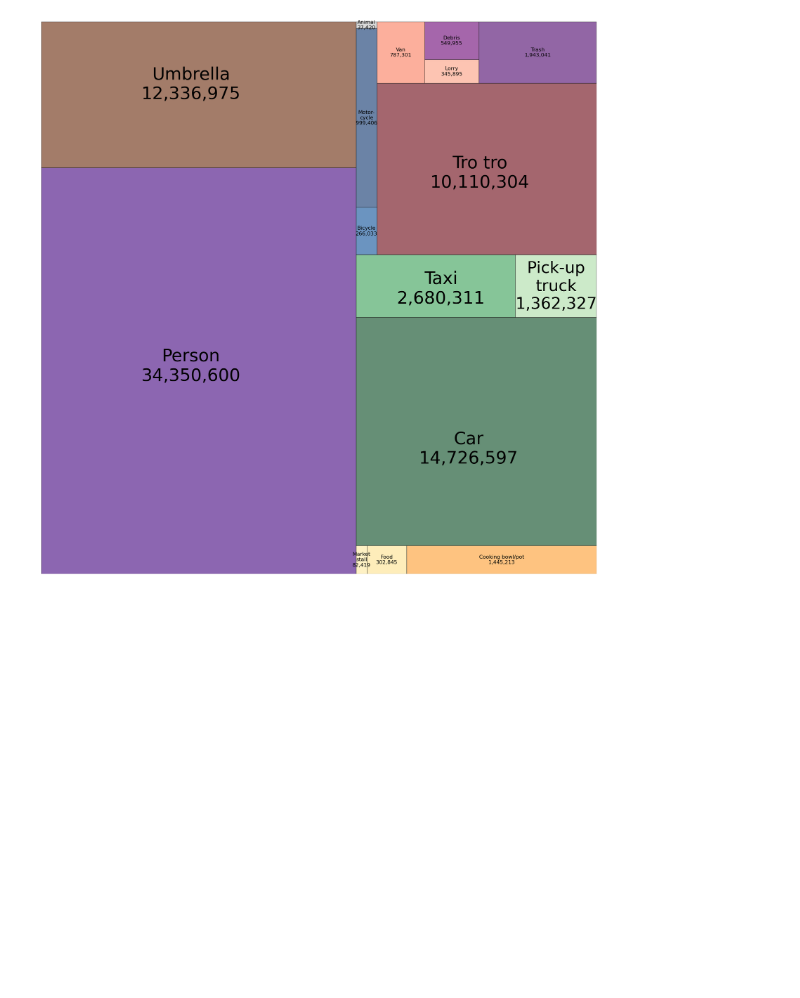
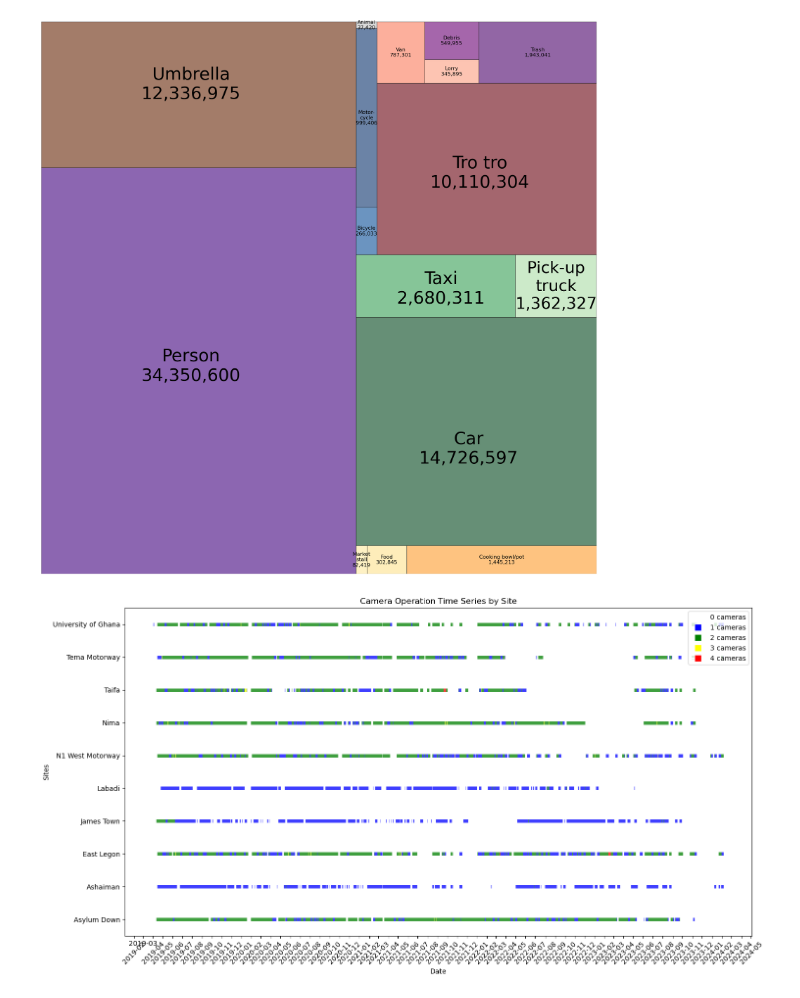
Before and after one commit to thicknavyrain/OD_2024_analysis, a Jupyter notebook: OD_2024_scratchpad.ipynb, the cells around one changed output. Saved outputs shown, nothing was run; the diff lists cells and outputs as text; code cells hidden in the pictures; blank space fills up the shorter version.

Commit message:
Updated analysis notebook (camera plots and diurnal)

```diff
--- a/OD_2024_scratchpad.ipynb
+++ b/OD_2024_scratchpad.ipynb
@@ -169,39 +170,52 @@ fig.savefig('./results/treemap.pdf',format='pdf',edgecolor="#000000", bbox_inche
 # %%
 # Count unique cameras per site per day
 camera_counts_per_day = fixed_object_data.groupby(['site_id', fixed_object_data['datetime'].dt.date])['camera_name'].nunique().reset_index(name='camera_counts')
 
 # Pivot table to have dates as index and sites as columns, filling missing values with 0
 pivot_camera_counts = camera_counts_per_day.pivot(index='datetime', columns='site_id', values='camera_counts').fillna(0)
 
 # Replace site_id with full names from site_type
 pivot_camera_counts.columns = pivot_camera_counts.columns.map(lambda x: site_type[x][0] if x in site_type else x)
 
-colors = {0: 'grey', 1: 'blue', 2: 'green', 3: 'yellow', 4: 'red'}
+colors = {0: 'white', 1: 'blue', 2: 'green', 3: 'yellow', 4: 'red'}
 
 import matplotlib.dates as mdates
 from matplotlib.dates import date2num
+from matplotlib.lines import Line2D
+from matplotlib.collections import BrokenBarHCollection
 
 fig, ax = plt.subplots(figsize=(15, 8))
+
+# Replace DayLocator with MonthLocator
+ax.xaxis.set_major_locator(mdates.MonthLocator())
+ax.xaxis.set_major_formatter(mdates.DateFormatter('%Y-%m'))
+
 plt.yticks(range(len(pivot_camera_counts.columns)), pivot_camera_counts.columns)
+plt.xticks(rotation=45)
+
+# Reduce linewidths to avoid bars being too thick
+line_width = 5
 
 for i, site in tqdm(enumerate(pivot_camera_counts.columns), total=len(pivot_camera_counts.columns), desc="Plotting Progress"):
     for date, count in pivot_camera_counts[site].items():
-        # Convert 'date' to a numerical format that matplotlib understands
         date_num = date2num(date)
-        # Ensure colors is a dictionary and use the 'get' method to handle missing keys gracefully
-        ax.scatter(date_num, i, color=colors.get(count, 'black'), s=50)
+        ax.hlines(i, date_num - 0.5, date_num + 0.5, colors=colors.get(count, 'black'), linewidths=line_width)
 
-ax.xaxis.set_major_locator(mdates.MonthLocator())
-ax.xaxis.set_major_formatter(mdates.DateFormatter('%Y-%m-%d'))
-plt.xticks(rotation=45)
+# Set the ylim to add some space at the top and bottom
+ax.set_ylim(-0.5, len(pivot_camera_counts.columns) - 0.5)
 
-plt.xlabel('Date')
-plt.ylabel('Sites')
-plt.title('Camera Operation Time Series by Site')
+# Turn off the grid to avoid visual clutter
+ax.grid(False)
+
+ax.set_xlabel('Date')
+ax.set_ylabel('Sites')
+ax.set_title('Camera Operation Time Series by Site')
 
 # Create legend elements based on 'colors' dictionary
-legend_elements = [Line2D([0], [0], marker='o', color='w', label='{} cameras'.format(i), markerfacecolor=color, markersize=10) for i, color in colors.items()]
+legend_elements = [Line2D([0], [0], marker='s', color='w', label='{} cameras'.format(i), markerfacecolor=color, markersize=10) for i, color in colors.items()]
 ax.legend(handles=legend_elements, loc='upper right')
 
 plt.tight_layout()
-plt.show()
+plt.savefig('./camera_timeline_monthly_ticks.png')
+# %% [output]
+[figure, added]
```
Also changed, not shown: parts of 4 cells of this notebook, 11 other files.
